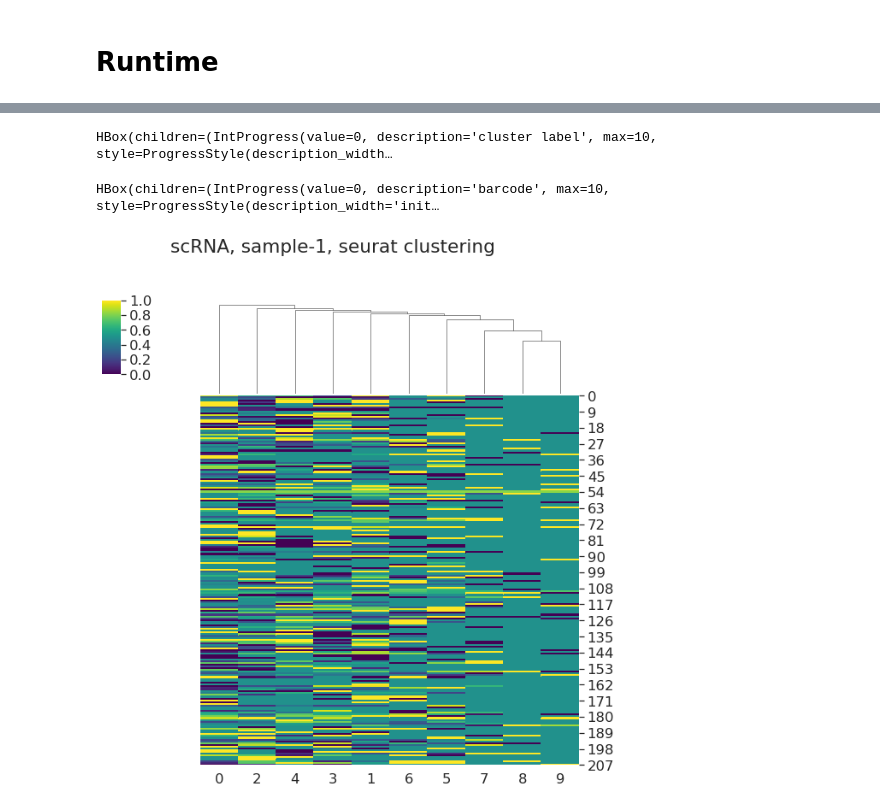
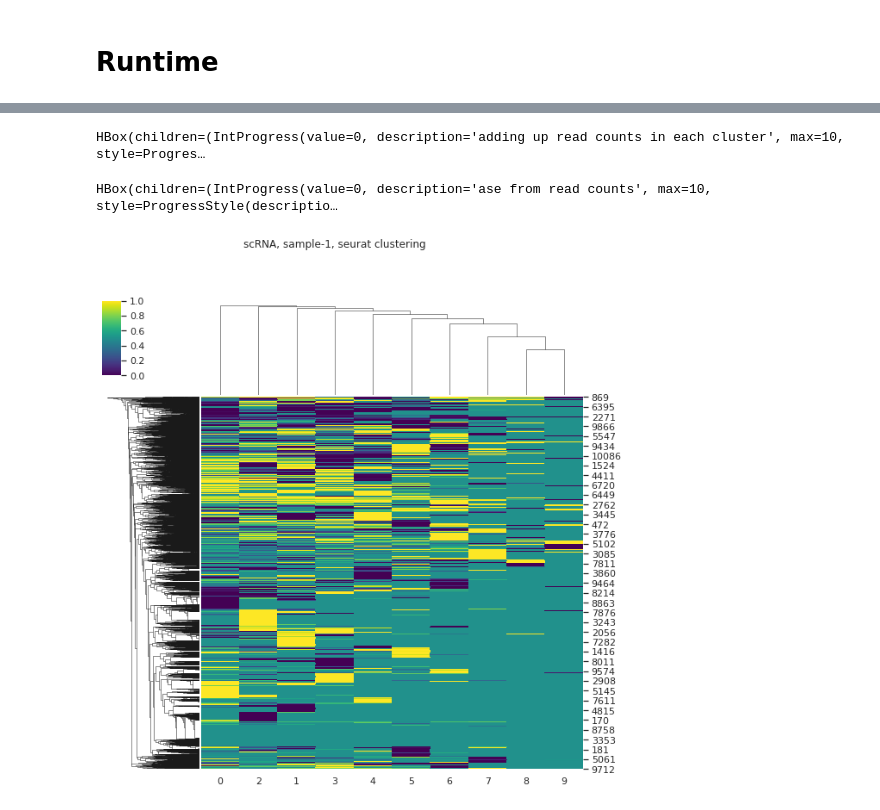
Before and after one commit to ivanov-v-v/cnv-inference, a Jupyter notebook: notebooks/cnv_from_ase.ipynb, the cells around one changed output, grey strips where cells are left out. Cells and saved outputs as stored; diff of their text form; code cells hidden in the pictures.

```diff
--- a/notebooks/cnv_from_ase.ipynb
+++ b/notebooks/cnv_from_ase.ipynb
@@ -35,3 +53,5 @@ barcode_col = "barcode"
 # %%
-scDNA_dir = f"{root_data_dir}/first_sample/scDNA"
-scRNA_dir = f"{root_data_dir}/first_sample/scRNA"
+dir_info = {
+    "scDNA" : f"{root_data_dir}/first_sample/scDNA",
+    "scRNA" : f"{root_data_dir}/first_sample/scRNA"
+}
@@ -274,15 +117,18 @@ Name: GENE_ID, Length: 213, dtype: object
-# %%
-clustered_scRNA_counts_df = aggregate_by_barcode_groups(
-    scRNA_counts_df,
-    rna_clustering_df
-)
-# %% [output]
-HBox(children=(IntProgress(value=0, description='cluster label', max=10, style=ProgressStyle(description_width…
+# %%
+clustered_scRNA_counts_df = mbtools.aggregate_by_barcode_groups(
+    counts_info["scRNA"],
+    clustering_info["scRNA"]
+)
+# %% [output]
+HBox(children=(IntProgress(value=0, description='adding up read counts in each cluster', max=10, style=Progres…
 # %%
-plot_ase(compute_ase(clustered_scRNA_counts_df,
-         extract_barcodes(clustered_scRNA_counts_df)),
-         "scRNA, sample-1, seurat clustering")
+ase.plot_ase(
+    ase_df=ase.compute_ase(clustered_scRNA_counts_df,
+                           mbtools.extract_barcodes(clustered_scRNA_counts_df)),
+    row_cluster=True,
+    title="scRNA, sample-1, seurat clustering",
+)
 # %% [output]
-HBox(children=(IntProgress(value=0, description='barcode', max=10, style=ProgressStyle(description_width='init…
+HBox(children=(IntProgress(value=0, description='ase from read counts', max=10, style=ProgressStyle(descriptio…
-[figure, old version]
+[figure, new version]
 # %%
```
Also changed, not shown: parts of 31 cells of this notebook.
